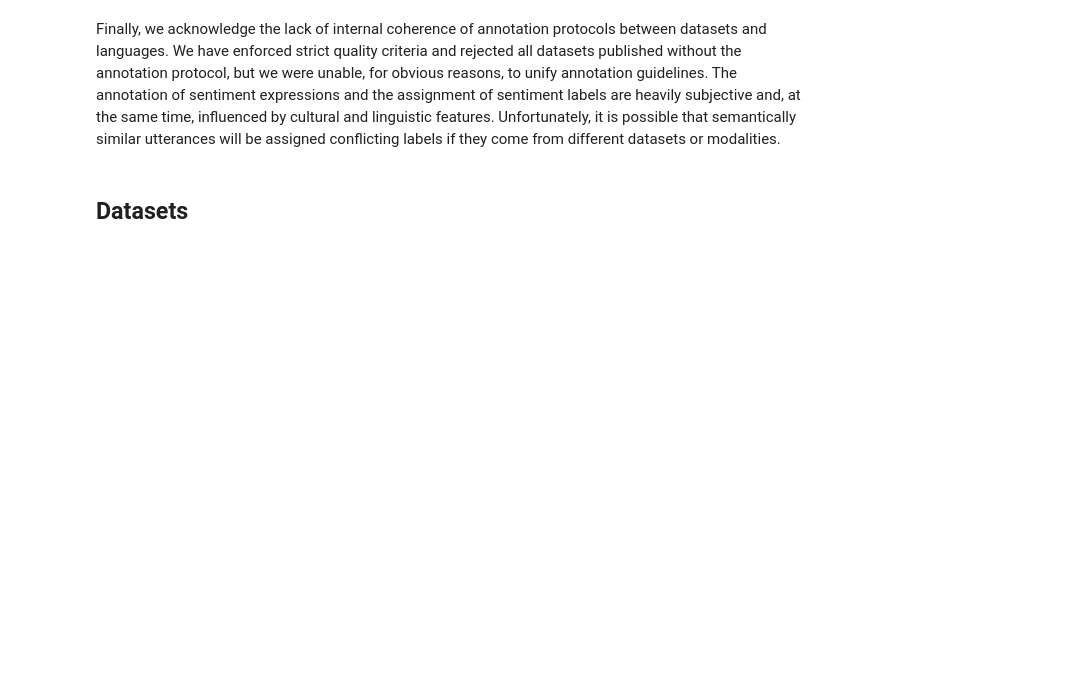
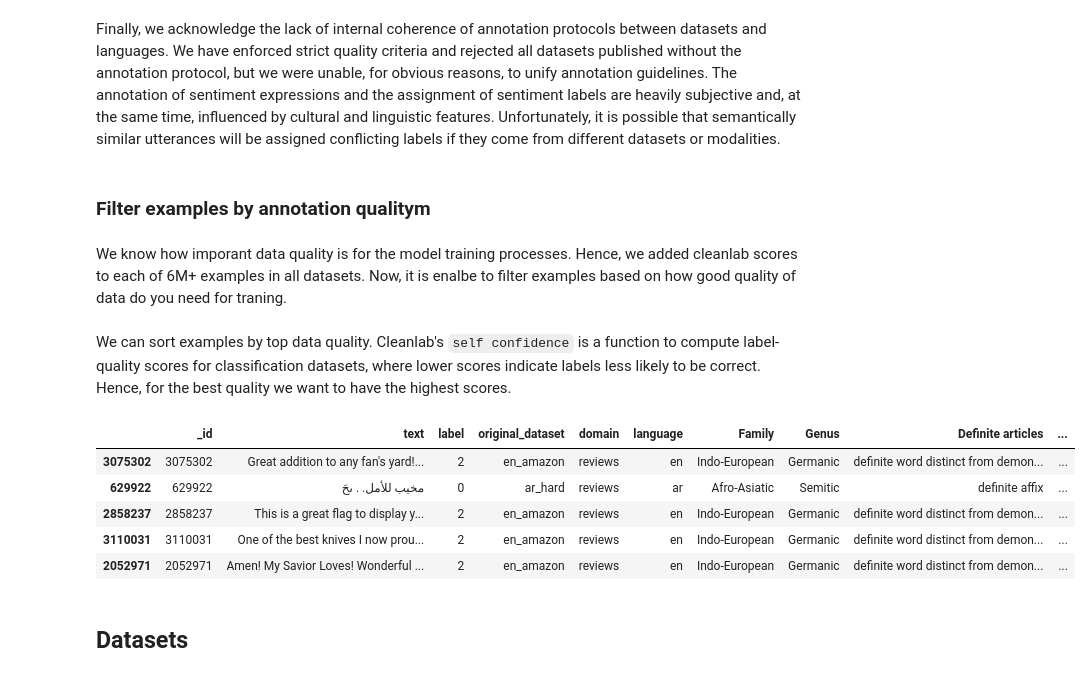
Before and after one commit to Brand24-AI/mms_benchmark, a Jupyter notebook: nbs/00_dataset_card.ipynb, the cells around one changed output. Drawn from its saved outputs; the diff is of its cells as text; code cells hidden in the pictures; blank space fills up the shorter version.

Commit message:
citation and cleanlab

```diff
--- a/nbs/00_dataset_card.ipynb
+++ b/nbs/00_dataset_card.ipynb
@@ -122,6 +118,25 @@ An important limitation of our dataset collection is a significant variance in s
 # %% [markdown]
 
 Finally, we acknowledge the lack of internal coherence of annotation protocols between datasets and languages. We have enforced strict quality criteria and rejected all datasets published without the annotation protocol, but we were unable, for obvious reasons, to unify annotation guidelines. The annotation of sentiment expressions and the assignment of sentiment labels are heavily subjective and, at the same time, influenced by cultural and linguistic features. Unfortunately, it is possible that semantically similar utterances will be assigned conflicting labels if they come from different datasets or modalities.
+# %% [markdown]
+### Filter examples by annotation qualitym
+# %% [markdown]
+We know how imporant data quality is for the model training processes. Hence, we added cleanlab scores to each of 6M+ examples in all datasets. Now, it is enalbe to filter examples based on how good quality of data do you need for traning.
+# %% [markdown]
+We can sort examples by top data quality. Cleanlab's `self confidence` is a function to compute label-quality scores for classification datasets, where lower scores indicate labels less likely to be correct. Hence, for the best quality we want to have the highest scores.
+# %%
+#| eval: false
+clean_labels_data = mms_dataset_df.sort_values(by="cleanlab_self_confidence", ascending=False).head(10_000)
+# %%
+#| eval: false
+clean_labels_data.head()
+# %% [output]
+|  | _id | text | label | original_dataset | domain | language | Family | Genus | Definite articles | ... |
+| 3075302 | 3075302 | Great addition to any fan's yard!... | 2 | en_amazon | reviews | en | Indo-European | Germanic | definite word distinct from demon... | ... |
+| 629922 | 629922 | مخيب للأمل. . ىحَ | 0 | ar_hard | reviews | ar | Afro-Asiatic | Semitic | definite affix | ... |
+| 2858237 | 2858237 | This is a great flag to display y... | 2 | en_amazon | reviews | en | Indo-European | Germanic | definite word distinct from demon... | ... |
+| 3110031 | 3110031 | One of the best knives I now prou... | 2 | en_amazon | reviews | en | Indo-European | Germanic | definite word distinct from demon... | ... |
+| 2052971 | 2052971 | Amen! My Savior Loves! Wonderful ... | 2 | en_amazon | reviews | en | Indo-European | Germanic | definite word distinct from demon... | ... |
 # %% [markdown]
 ## Datasets
 # %% [markdown]
```
Also changed, not shown: parts of 2 cells of this notebook, 4 other files.
